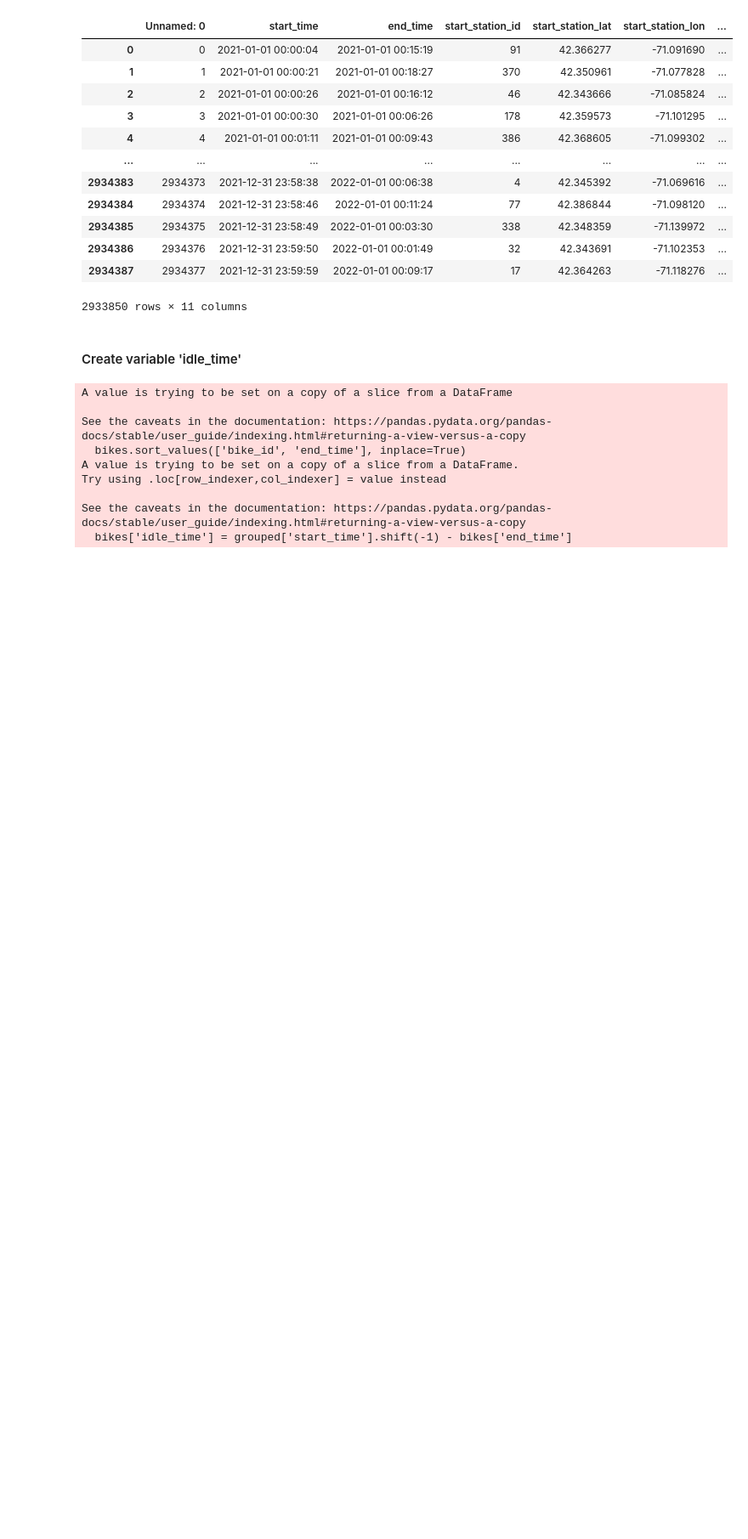
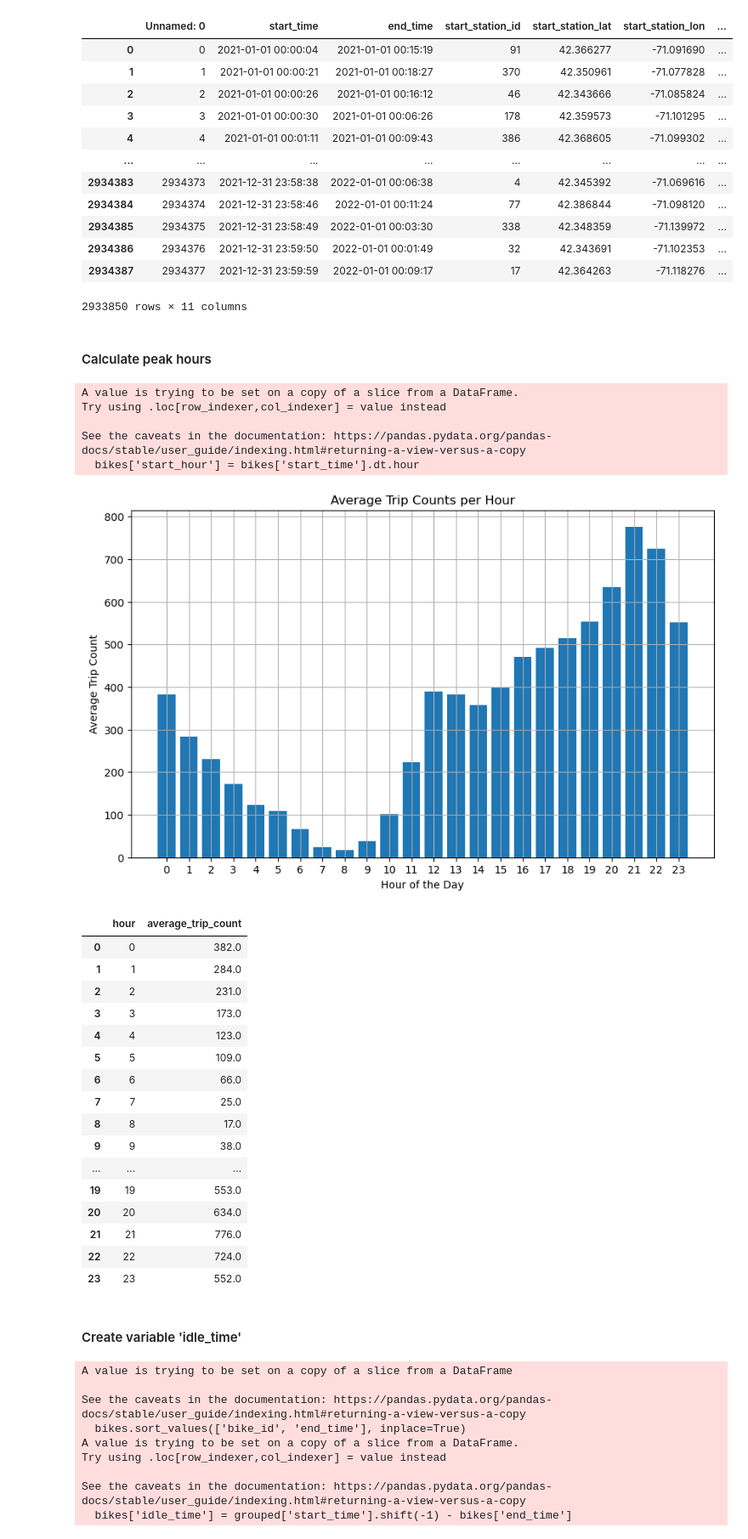
Before and after one commit to lauribus/DSMLproject, a Jupyter notebook: Project bikes2.ipynb, the cells around one changed output. Shown at 85% size. Saved outputs shown, nothing was run; the diff lists cells and outputs as text; code cells hidden in the pictures; blank space fills up the shorter version.

```diff
--- a/Project bikes2.ipynb
+++ b/Project bikes2.ipynb
@@ -201,6 +201,62 @@ bikes['duration'].quantile(0.995)
 bikes = bikes[bikes.duration <= 360]
 
 # we went from 2934388 rows to 2926307
+# %% [markdown]
+#### Calculate peak hours
+# %%
+# Step 1: Extract the hour of the day from the "start_time" column
+bikes['start_hour'] = bikes['start_time'].dt.hour
+
+# Step 2: Calculate the average number of bike trips for each hour
+hourly_trip_counts = bikes.groupby('start_hour')['bike_id'].count().reset_index()
+hourly_trip_counts.columns = ['hour', 'total_trip_count']
+
+# Step 3: Calculate the average number of trips for each hour by dividing the total_trip_count by the number of days
+number_of_days = bikes['start_time'].dt.date.nunique()
+hourly_trip_counts['average_trip_count'] = hourly_trip_counts['total_trip_count'] / number_of_days
+
+# Step 4: Round the average trip counts to the nearest whole number
+hourly_trip_counts['average_trip_count'] = hourly_trip_counts['average_trip_count'].round()
+
+# Step 5: Plot a bar graph to visualize the average trip counts for each hour
+plt.figure(figsize=(10, 6))
+plt.bar(hourly_trip_counts['hour'], hourly_trip_counts['average_trip_count'])
+plt.xlabel('Hour of the Day')
+plt.ylabel('Average Trip Count')
+plt.title('Average Trip Counts per Hour')
+plt.xticks(range(24))
+plt.grid(True)
+plt.show()
+
+# Step 6: Store the average trip counts per hour in a new data frame
+average_trip_count = hourly_trip_counts[['hour', 'average_trip_count']].copy()
+
+
+average_trip_count
+# %% [output]
+A value is trying to be set on a copy of a slice from a DataFrame.
+Try using .loc[row_indexer,col_indexer] = value instead
+
+See the caveats in the documentation: https://pandas.pydata.org/pandas-docs/stable/user_guide/indexing.html#returning-a-view-versus-a-copy
+  bikes['start_hour'] = bikes['start_time'].dt.hour
+[figure, added]
+|  | hour | average_trip_count |
+| 0 | 0 | 382.0 |
+| 1 | 1 | 284.0 |
+| 2 | 2 | 231.0 |
+| 3 | 3 | 173.0 |
+| 4 | 4 | 123.0 |
+| 5 | 5 | 109.0 |
+| 6 | 6 | 66.0 |
+| 7 | 7 | 25.0 |
+| 8 | 8 | 17.0 |
+| 9 | 9 | 38.0 |
+| ... | ... | ... |
+| 19 | 19 | 553.0 |
+| 20 | 20 | 634.0 |
+| 21 | 21 | 776.0 |
+| 22 | 22 | 724.0 |
+| 23 | 23 | 552.0 |
 # %% [markdown]
 #### Create variable 'idle_time'
 # %%
```
